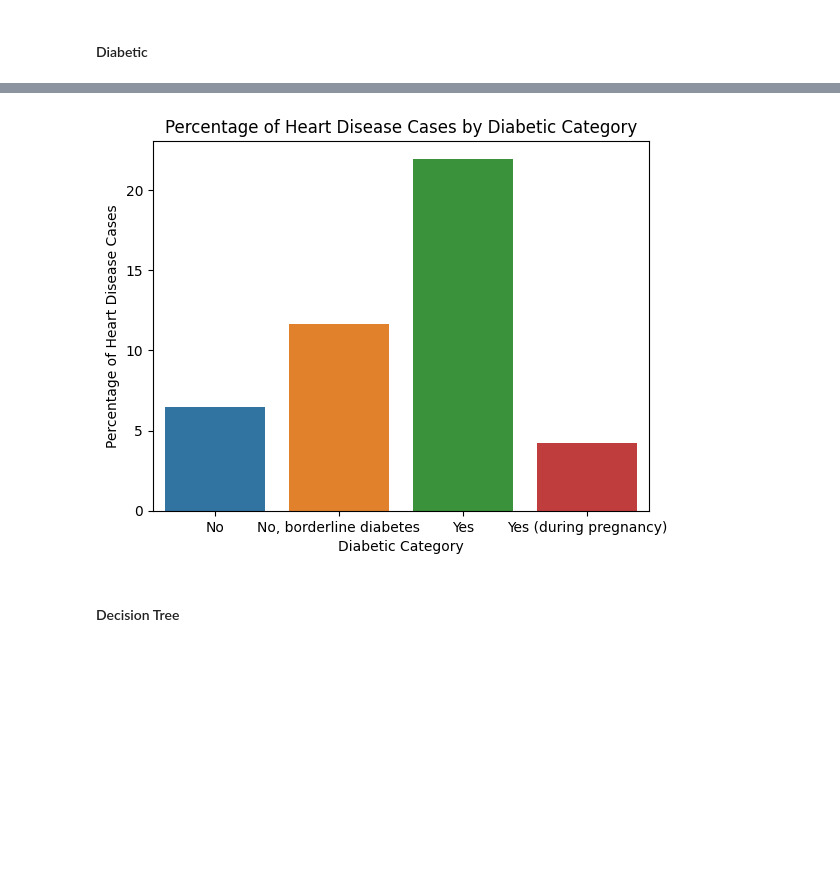
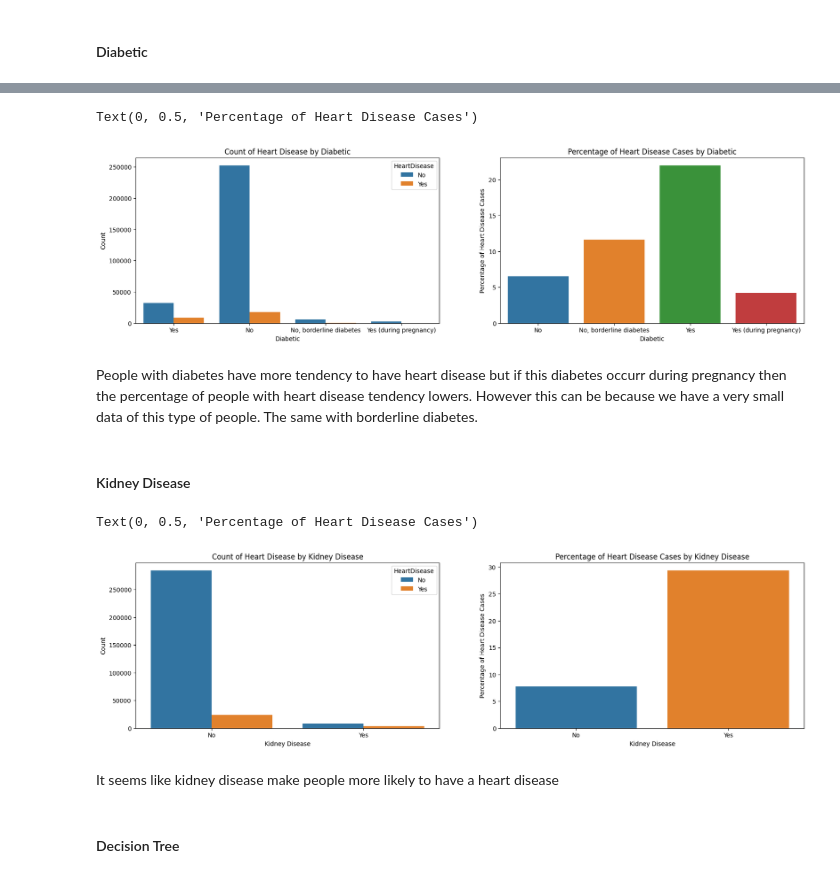
Before and after one commit to th0rz05/feup-ia-heart-disease, a Jupyter notebook: proj/Project.ipynb, the cells around one changed output, grey strips where cells are left out. Cells and saved outputs as stored; diff of their text form; code cells hidden in the pictures; blank space fills up the shorter version.

```diff
--- a/proj/Project.ipynb
+++ b/proj/Project.ipynb
@@ -192,15 +229,49 @@ Text(0.5, 1.0, 'Count plot of Diabetic vs. Heart Disease')
 # %%
+# Create a figure with two subplots side by side
+fig, (ax1, ax2) = plt.subplots(1, 2, figsize=(20, 5))
+
+sns.countplot(x='Diabetic', hue='HeartDisease', data=df, ax=ax1)
+ax1.set_title('Count of Heart Disease by Diabetic')
+ax1.set_xlabel('Diabetic')
+ax1.set_ylabel('Count')
+
 # create a grouped dataframe to calculate percentage
 perc_stroke = df.groupby('Diabetic')['HeartDisease'].value_counts(normalize=True)[:, 'Yes'] * 100
 
 # Create bar plot
-sns.barplot(x=perc_stroke.index, y=perc_stroke.values)
-plt.title('Percentage of Heart Disease Cases by Diabetic Category')
-plt.xlabel('Diabetic Category')
-plt.ylabel('Percentage of Heart Disease Cases')
-plt.show()
+sns.barplot(x=perc_stroke.index, y=perc_stroke.values, ax=ax2)
+ax2.set_title('Percentage of Heart Disease Cases by Diabetic')
+ax2.set_xlabel('Diabetic')
+ax2.set_ylabel('Percentage of Heart Disease Cases')
 # %% [output]
+Text(0, 0.5, 'Percentage of Heart Disease Cases')
-[figure, old version]
+[figure, new version]
+# %% [markdown]
+People with diabetes have more tendency to have heart disease but if this diabetes occurr during pregnancy then the percentage of people with heart disease tendency lowers. However this can be because we have a very small data of this type of people. The same with borderline diabetes.
+# %% [markdown]
+#### Kidney Disease
+# %%
+# Create a figure with two subplots side by side
+fig, (ax1, ax2) = plt.subplots(1, 2, figsize=(20, 5))
+
+sns.countplot(x='KidneyDisease', hue='HeartDisease', data=df, ax=ax1)
+ax1.set_title('Count of Heart Disease by Kidney Disease')
+ax1.set_xlabel('Kidney Disease')
+ax1.set_ylabel('Count')
+
+# create a grouped dataframe to calculate percentage
+perc_stroke = df.groupby('KidneyDisease')['HeartDisease'].value_counts(normalize=True)[:, 'Yes'] * 100
+
+# Create bar plot
+sns.barplot(x=perc_stroke.index, y=perc_stroke.values, ax=ax2)
+ax2.set_title('Percentage of Heart Disease Cases by Kidney Disease')
+ax2.set_xlabel('Kidney Disease')
+ax2.set_ylabel('Percentage of Heart Disease Cases')
+# %% [output]
+Text(0, 0.5, 'Percentage of Heart Disease Cases')
+[figure, added]
+# %% [markdown]
+It seems like kidney disease make people more likely to have a heart disease
 # %% [markdown]
 #### Decision Tree
 # %%
```
Also changed, not shown: parts of 27 cells of this notebook.
